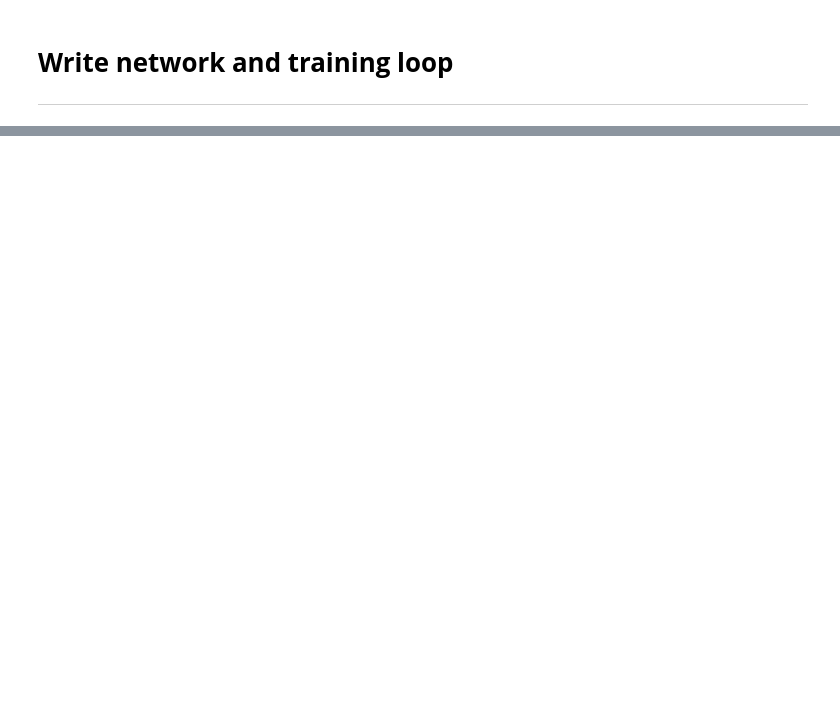
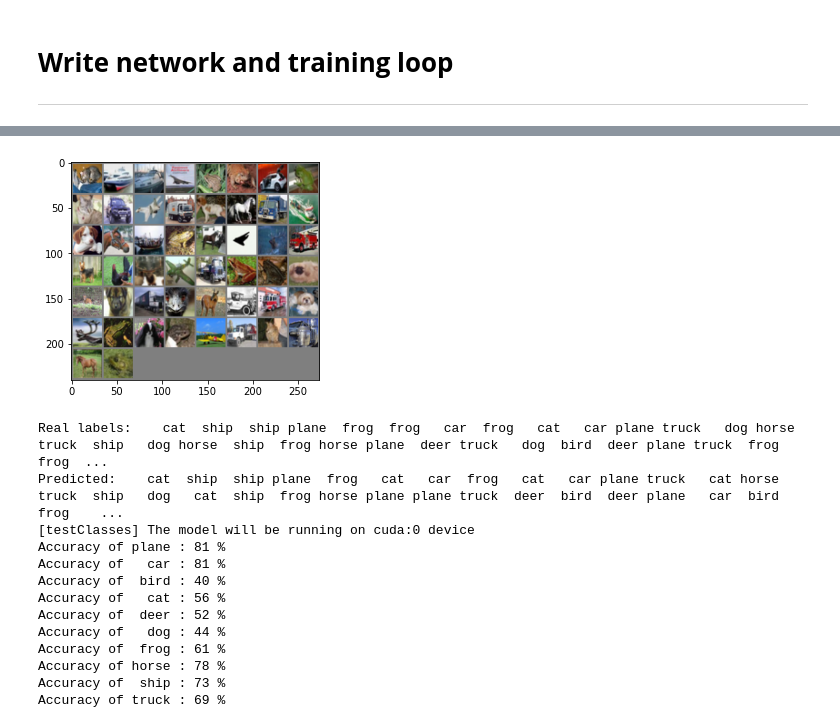
Before and after one commit to hmanhduc2k/CS4243-Mini-Project, a Jupyter notebook: CS4243_MiniProject.ipynb, the cells around one changed output, grey strips where cells are left out. Drawn from its saved outputs; the diff is of its cells as text; code cells hidden in the pictures; blank space fills up the shorter version.

```diff
--- a/CS4243_MiniProject.ipynb
+++ b/CS4243_MiniProject.ipynb
@@ -245,0 +330,46 @@ def load_transform(image_size=256, crop_size=224):
+# %%
+# Function to test what classes performed well
+def testClasses():
+    # Need to set the device again after model is re-instantiated
+    device = torch.device("cuda:0" if torch.cuda.is_available() else "cpu")
+    print("[testClasses] The model will be running on", device, "device")
+    model.to(device)
+
+    class_correct = list(0. for i in range(number_of_labels))
+    class_total = list(0. for i in range(number_of_labels))
+
+    with torch.no_grad():
+        for (images, labels) in test_loader:
+            images, labels = images.to(device), labels.to(device)
+            outputs = model(images)
+            _, predicted = torch.max(outputs, 1)
+            c = (predicted == labels).squeeze()
+            for i in range(batch_size):
+                label = labels[i]
+                class_correct[label] += c[i].item()
+                class_total[label] += 1
+
+    for i in range(number_of_labels):
+        print('Accuracy of %5s : %2d %%' % (
+            classes[i], 100 * class_correct[i] / class_total[i]))
+# %%
+if __name__ == "__main__":
+
+    # Let's build our model
+    train(3)
+    print('Finished Training')
+
+    # Test which classes performed well
+    testAccuracy()
+
+    # Let's load the model we just created and test the accuracy per label
+    model = Network()
+    path = "WeaponDetection.pth"
+    model.load_state_dict(torch.load(path))
+
+    # Test with batch of images
+    testBatch()
+
+    # Test which class performed the best
+    testClasses()
+# %% [output]
@@ -245,0 +383,14 @@ def load_transform(image_size=256, crop_size=224):
+[figure, added]
+Real labels:    cat  ship  ship plane  frog  frog   car  frog   cat   car plane truck   dog horse truck  ship   dog horse  ship  frog horse plane  deer truck   dog  bird  deer plane truck  frog  frog  ...
+Predicted:    cat  ship  ship plane  frog   cat   car  frog   cat   car plane truck   cat horse truck  ship   dog   cat  ship  frog horse plane plane truck  deer  bird  deer plane   car  bird  frog    ...
+[testClasses] The model will be running on cuda:0 device
+Accuracy of plane : 81 %
+Accuracy of   car : 81 %
+Accuracy of  bird : 40 %
+Accuracy of   cat : 56 %
+Accuracy of  deer : 52 %
+Accuracy of   dog : 44 %
+Accuracy of  frog : 61 %
+Accuracy of horse : 78 %
+Accuracy of  ship : 73 %
+Accuracy of truck : 69 %
```
Also changed, not shown: parts of 23 cells of this notebook, 1 other file.
